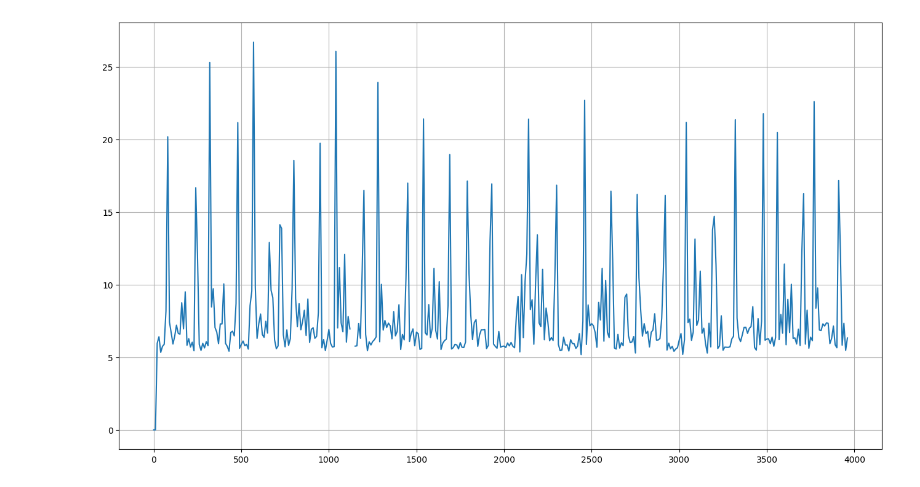
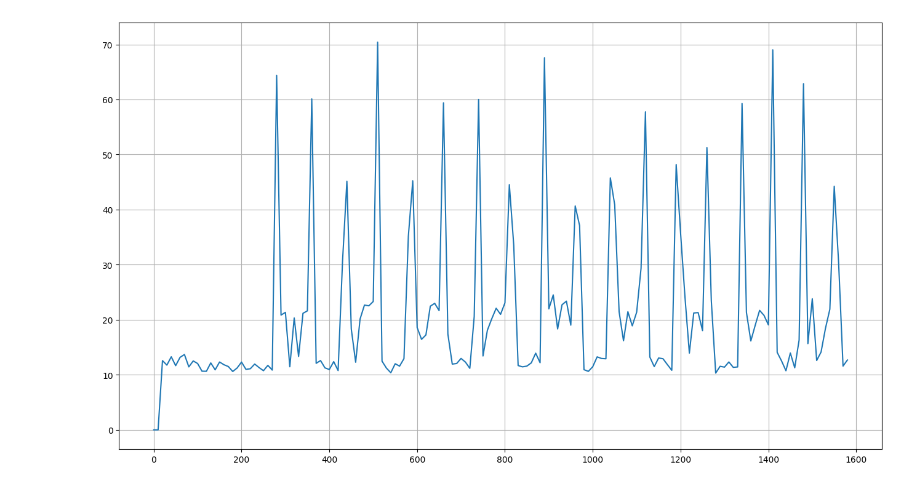
Before and after one commit to fair-acc/pulsed-power-ml, a Jupyter notebook: src/pulsed_power_ml/notebooks/GuptaSwitchDetection_NB_2023-01-18.ipynb, the cells around one changed output. Saved outputs shown, nothing was run; the diff lists cells and outputs as text; code cells hidden in the pictures.

```diff
--- a/src/pulsed_power_ml/notebooks/GuptaSwitchDetection_NB_2023-01-18.ipynb
+++ b/src/pulsed_power_ml/notebooks/GuptaSwitchDetection_NB_2023-01-18.ipynb
@@ -173,22 +151,27 @@ def gupta_switch_detection(raw_spectrum_array, window_size=25):
             break
 
     return difference_vector_max
+# %%
+e1_data_point_array = load_binary_data_array(
+    '/home/thomas/projects/fair/call_3/data/2023-02-22_training-data/r1_1.dat',
+    fft_size_data_point=2**16
+)
 # %%
 
 window_size = 10
 
-gupta_switch_vector = gupta_switch_detection(voltage_fft_raw, window_size=window_size)
+gupta_switch_vector = gupta_switch_detection(e1_data_point_array[:,2 * 2**16:3*2**16], window_size=window_size)
 
 fig = plt.figure(figsize=(16, 9))
 ax = fig.add_subplot()
 ax.plot(
     np.array(range(len(gupta_switch_vector))) * window_size,
     list([0]) * 2 + gupta_switch_vector[:-2]
 )
 # ax.hlines(y=2000, xmin=0, xmax=2000)
 ax.grid(True)
 # %% [output]
-[figure, old version]
+[figure, new version]
 # %%
 path_to_feature_file = '/home/thomas/projects/fair/call_3/data/training_data/model_v3/training_data/fp1_features.csv'
 features = np.loadtxt(path_to_feature_file, delimiter=',')
```
Also changed, not shown: parts of 8 cells of this notebook, 4 other files.
